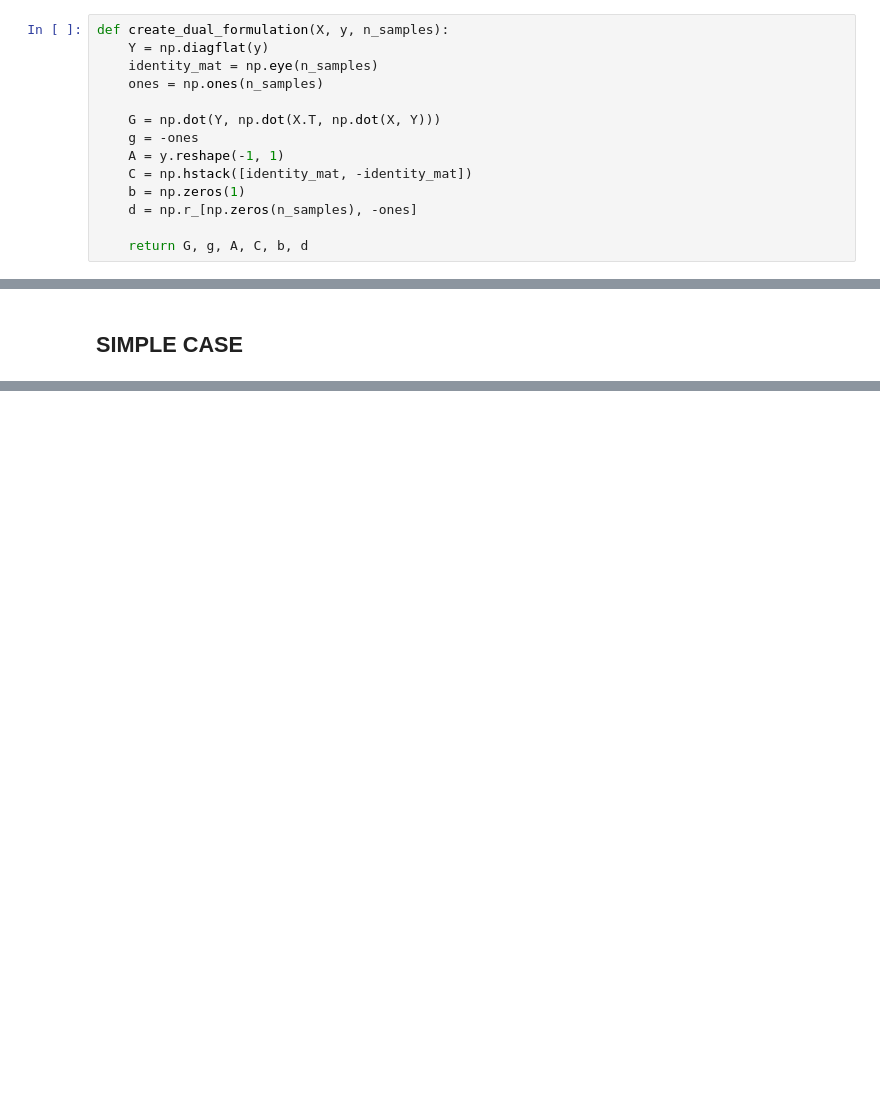
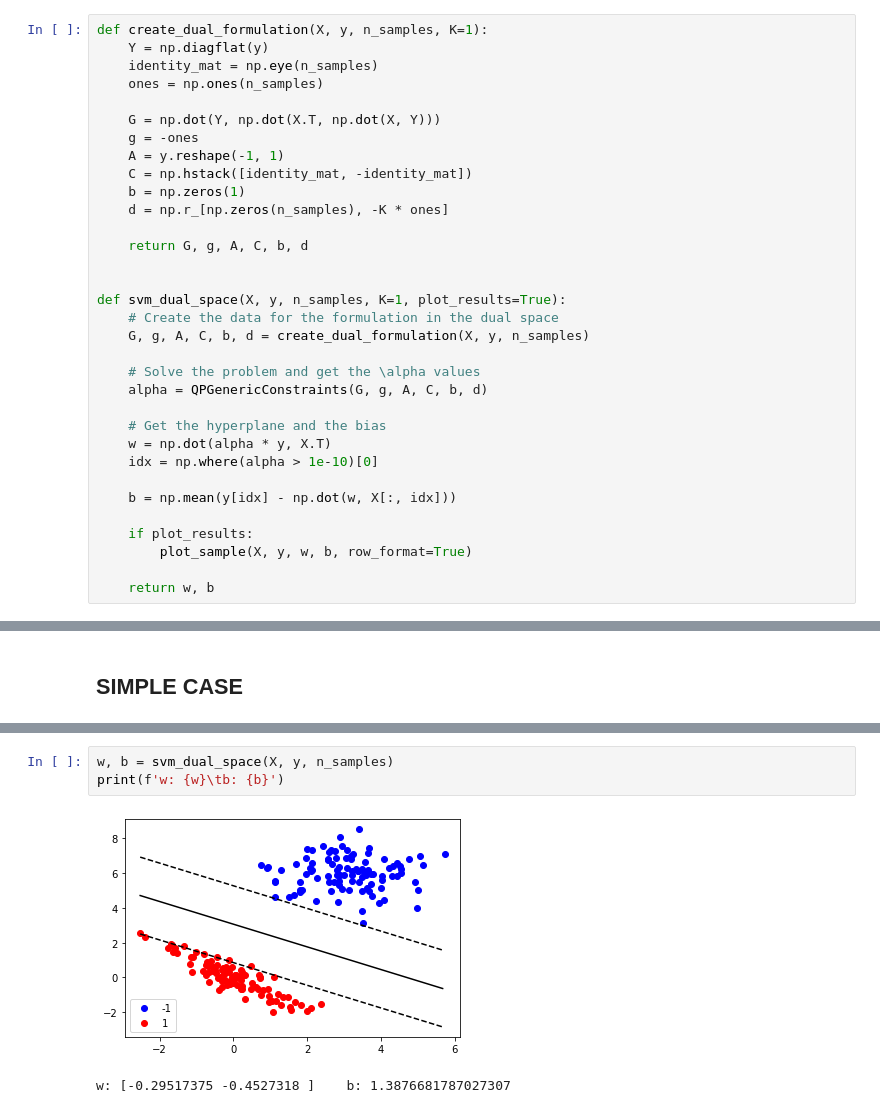
Before and after one commit to Vol0kin/OPT, a Jupyter notebook: Labs/Lab5/Lab_5.ipynb, the cells around one changed output, grey strips where cells are left out. Cells and saved outputs as stored; diff of their text form; blank space fills up the shorter version.

```diff
--- a/Labs/Lab5/Lab_5.ipynb
+++ b/Labs/Lab5/Lab_5.ipynb
@@ -56,7 +67,7 @@ def plot_sample(X, y, w=None, b=None):
     plt.legend()
     plt.show()
 # %%
-def create_dual_formulation(X, y, n_samples):
+def create_dual_formulation(X, y, n_samples, K=1):
     Y = np.diagflat(y)
     identity_mat = np.eye(n_samples)
     ones = np.ones(n_samples)
@@ -66,9 +77,28 @@ def create_dual_formulation(X, y, n_samples):
     A = y.reshape(-1, 1)
     C = np.hstack([identity_mat, -identity_mat])
     b = np.zeros(1)
-    d = np.r_[np.zeros(n_samples), -ones]
+    d = np.r_[np.zeros(n_samples), -K * ones]
 
     return G, g, A, C, b, d
+
+
+def svm_dual_space(X, y, n_samples, K=1, plot_results=True):
+    # Create the data for the formulation in the dual space
+    G, g, A, C, b, d = create_dual_formulation(X, y, n_samples)
+
+    # Solve the problem and get the \alpha values
+    alpha = QPGenericConstraints(G, g, A, C, b, d)
+
+    # Get the hyperplane and the bias
+    w = np.dot(alpha * y, X.T)
+    idx = np.where(alpha > 1e-10)[0]
+
+    b = np.mean(y[idx] - np.dot(w, X[:, idx]))
+
+    if plot_results:
+        plot_sample(X, y, w, b, row_format=True)
+
+    return w, b
 # %%
 m1 = [0.,0.]
 s1 = [[1, -0.9], [-0.9, 1]]
@@ -110,0 +134,6 @@ print(x)
+# %%
+w, b = svm_dual_space(X, y, n_samples)
+print(f'w: {w}\tb: {b}')
+# %% [output]
+[figure, added]
+w: [-0.29517375 -0.4527318 ]    b: 1.3876681787027307
```
Also changed, not shown: parts of 8 cells of this notebook.
